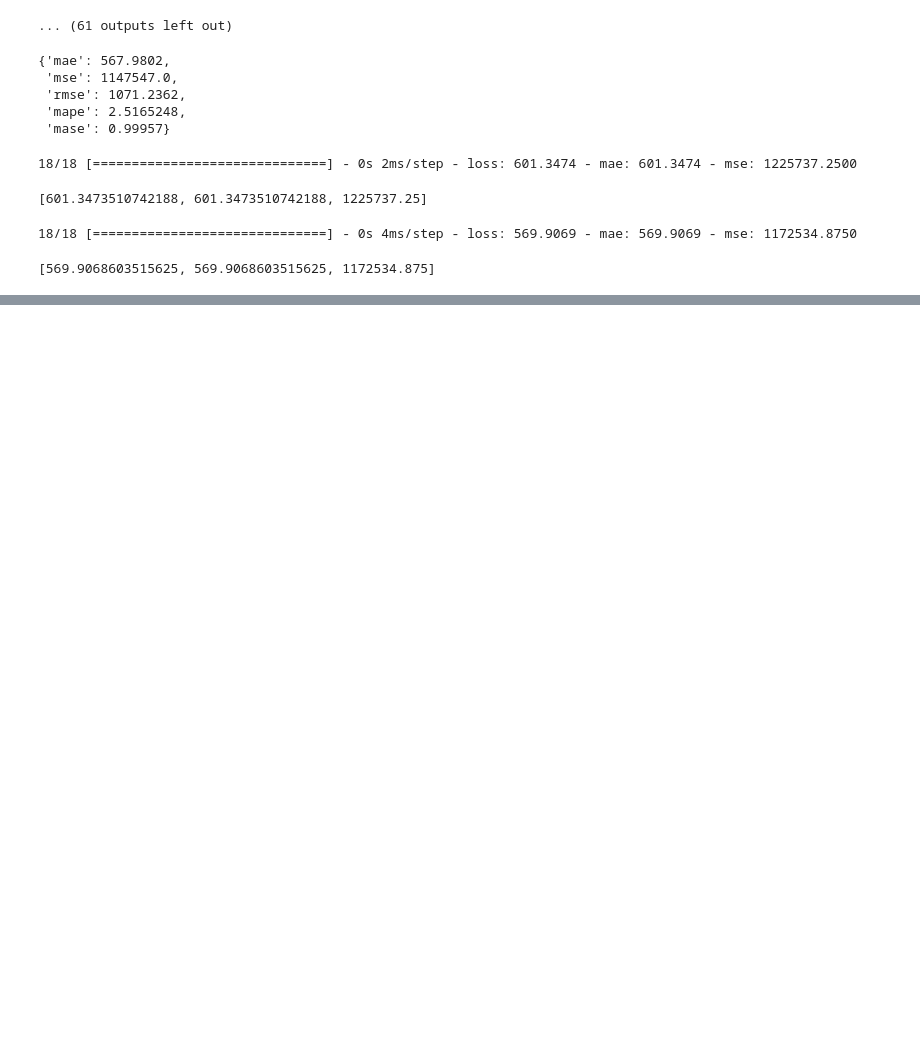
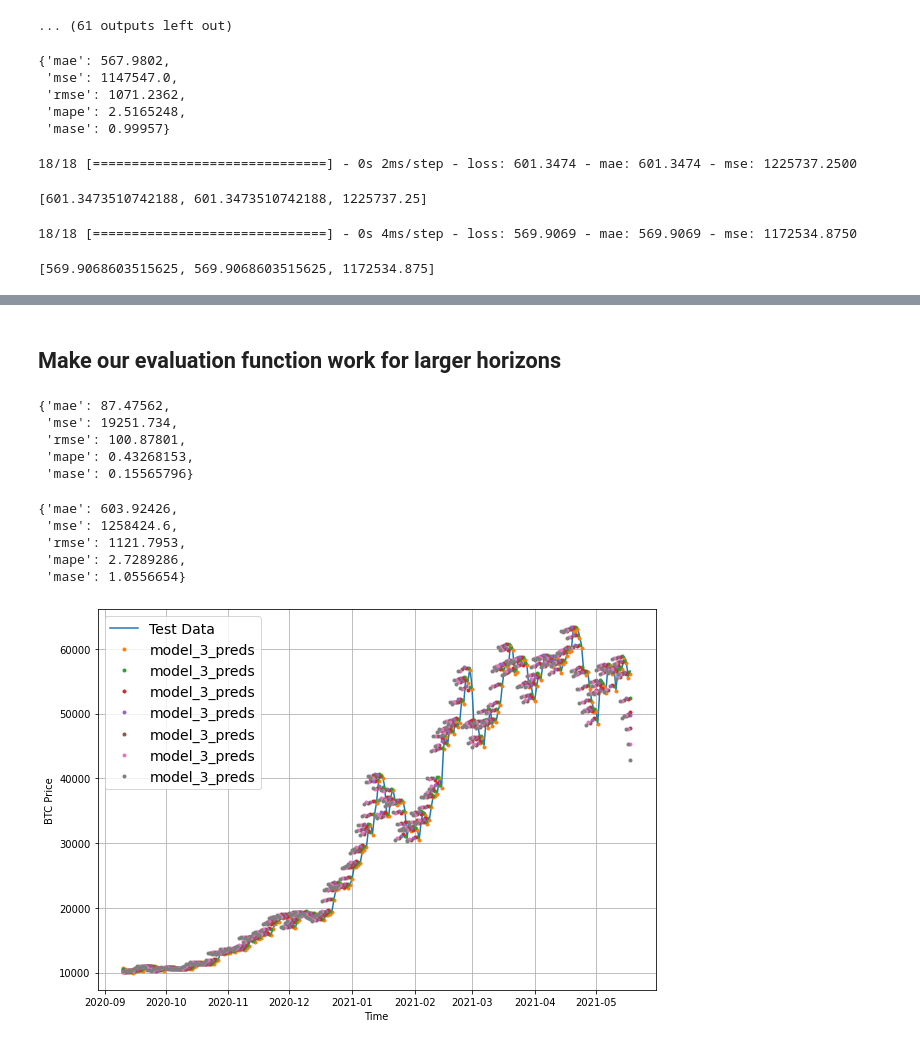
Before and after one commit to redrum88/tensorflow, a Jupyter notebook: 10_time_series_forecasting_with_tensorflow_video.ipynb, the cells around one changed output, grey strips where cells are left out. Drawn from its saved outputs; the diff is of its cells as text; code cells hidden in the pictures; blank space fills up the shorter version.

```diff
--- a/10_time_series_forecasting_with_tensorflow_video.ipynb
+++ b/10_time_series_forecasting_with_tensorflow_video.ipynb
@@ -726,0 +917,4 @@ model_1.evaluate(test_windows, test_labels)
+# %%
+train_windows, test_windows, train_labels, test_labels = make_train_test_splits(windows=full_labels,
+                                                                                labels=full_labels,
+                                                                                test_split=0.2)
@@ -726,0 +967,4 @@ model_1.evaluate(test_windows, test_labels)
+# %%
+# Load best version of model_3
+model_3 = tf.keras.models.load_model("model_experiments/model_3_dense/")
+model_3.evaluate(test_windows, test_labels)
@@ -726,0 +974,4 @@ model_1.evaluate(test_windows, test_labels)
+# %%
+# Make predictions
+model_3_preds = make_preds(model_3, test_windows)
+model_3_preds[:3]
@@ -726,0 +1009,2 @@ model_1.evaluate(test_windows, test_labels)
+# %% [markdown]
+## Make our evaluation function work for larger horizons
@@ -726,0 +1053,25 @@ model_1.evaluate(test_windows, test_labels)
+# %%
+# Get model_3 results
+model_3_results = evaluate_preds(tf.squeeze(test_labels), model_3_preds)
+model_3_results
+# %% [output]
+{'mae': 87.47562,
+ 'mse': 19251.734,
+ 'rmse': 100.87801,
+ 'mape': 0.43268153,
+ 'mase': 0.15565796}
+# %%
+model_2_results
+# %% [output]
+{'mae': 603.92426,
+ 'mse': 1258424.6,
+ 'rmse': 1121.7953,
+ 'mape': 2.7289286,
+ 'mase': 1.0556654}
+# %%
+offset = 300
+plt.figure(figsize=(10, 7))
+plot_time_series(timesteps=X_test[-len(test_windows):], values=test_labels[:, 0], format="-", start=offset, label="Test Data")
+plot_time_series(timesteps=X_test[-len(test_windows):], values=model_3_preds, start=offset, label="model_3_preds")
+# %% [output]
+[figure, added]
```
Also changed, not shown: parts of 29 cells of this notebook.
